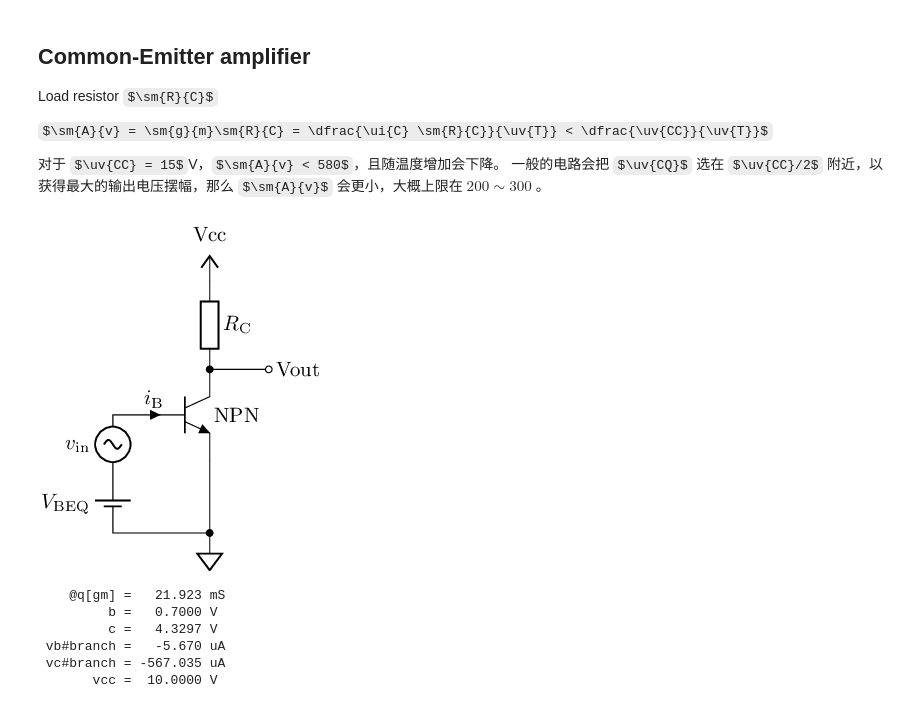
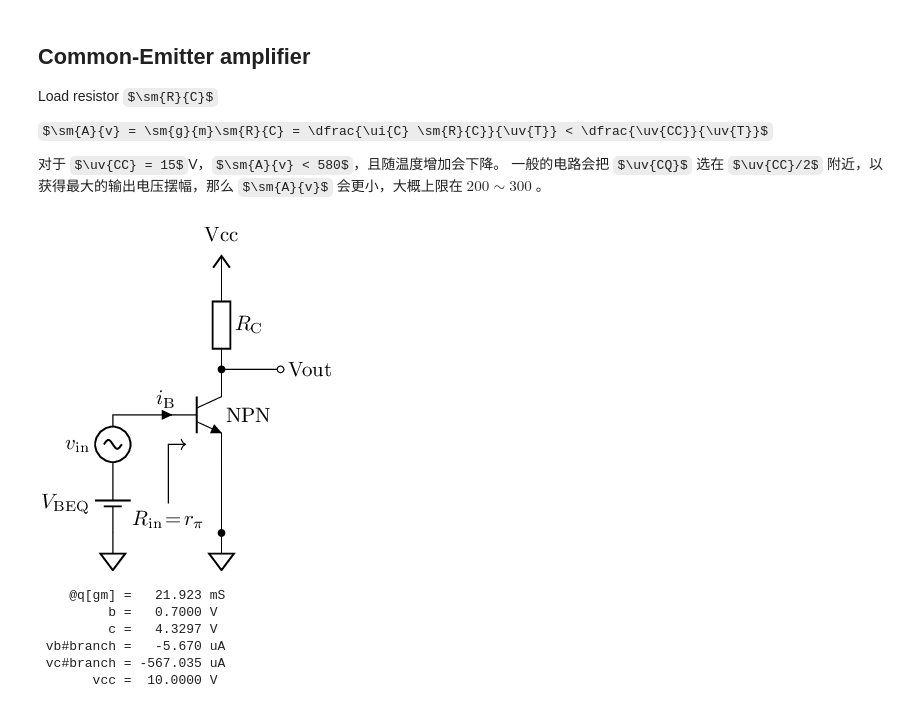
Before and after one commit to chenshuo/nuedc, a Jupyter notebook: docs/bjt-basics.ipynb, the cells around one changed output. Saved outputs shown, nothing was run; the diff lists cells and outputs as text; code cells hidden in the pictures; some formulas as TeX source.

```diff
--- a/docs/bjt-basics.ipynb
+++ b/docs/bjt-basics.ipynb
@@ -507,21 +531,22 @@ $\sm{A}{v} = \sm{g}{m}\sm{R}{C} = \dfrac{\ui{C} \sm{R}{C}}{\uv{T}} < \dfrac{\uv{
 # %%
 %%tikz -ct
 
 \ctikzset{transistors/arrow pos=end, american currents, american voltages, european resistors}
 
 \draw (0, 0) node [npn] (Q) {NPN};
 \draw (Q.B) to [short, i_<={$i_\mathrm{B}$}] ++(-0.2, 0)
-  to [short] ++(-0.6, 0)
+  to [short] ++(-0.8, 0)
   to [sV, l_=$v_\mathrm{in}$, bipoles/length=1cm] ++(0, -1)
   to [battery1, l_={$V_\mathrm{BEQ}$}, bipoles/length=1cm]  ++(0, -1)
-  coordinate (G) -| (Q.E);
-\draw (G-|Q.E) node [circ] {} node [sground] {};
+  coordinate (G) node [sground] {};
+\draw (Q.E) to [short] (G-|Q.E) node [sground] {};
 \draw (Q.C) to [R, l_={$R_\mathrm{C}$}, bipoles/length=1cm] ++(0, 1.5)
   node [vcc] {Vcc};
+\draw [->] (-0.9, -1.5) node [below] {$R_\mathrm{in}\!=\!r_\pi$} to ++(0, 1) to ++(0.3, 0);
 
 \draw (Q.C) to [short, *-o] ++(1, 0) node [right] {Vout};
 # %% [output]
-[figure, old version]
+[figure, new version]
 # %%
 ng.circ('''
   Q  c b 0 NPN
```
Also changed, not shown: parts of 38 cells of this notebook.
